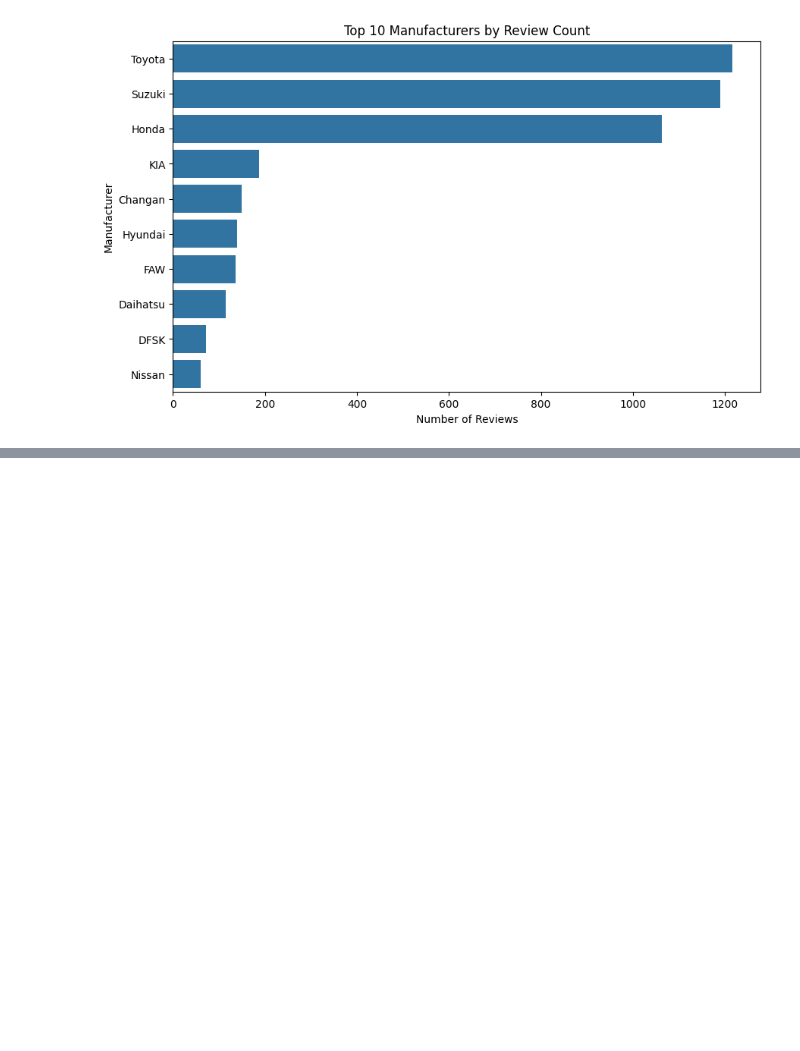
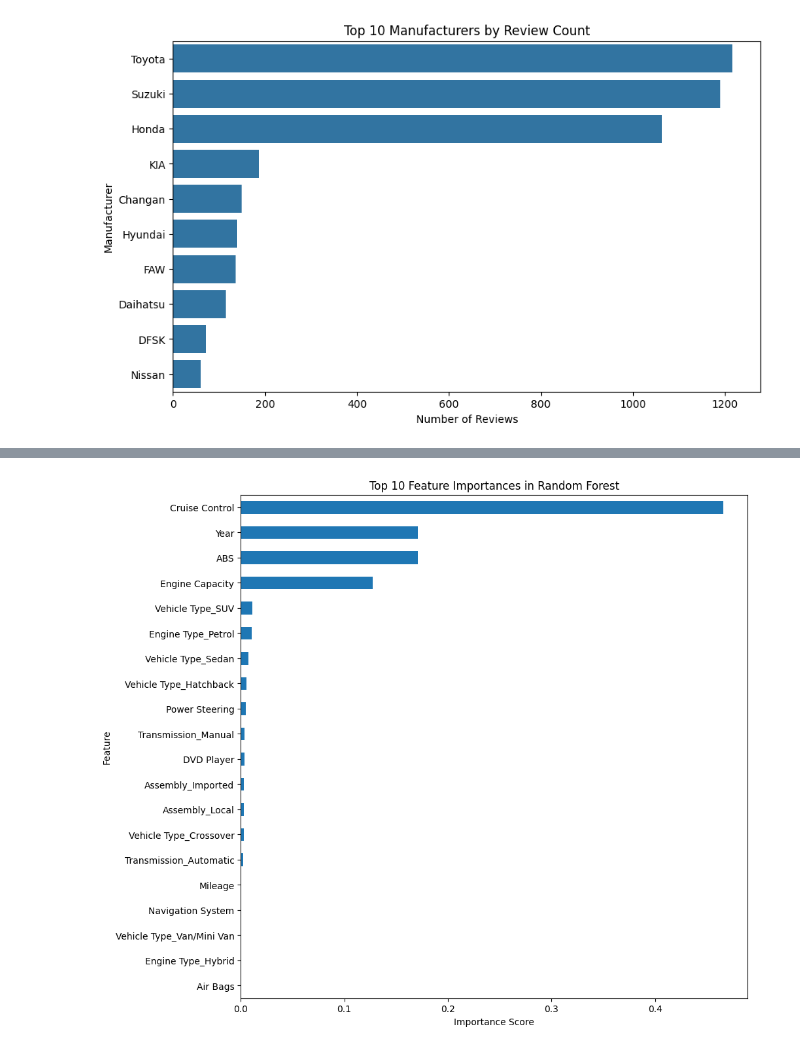
Before and after one commit to Muneeb-03/CS334-PakWheels-Project, a Jupyter notebook: project.ipynb, the cells around one changed output, grey strips where cells are left out. Cells and saved outputs as stored; diff of their text form; code cells hidden in the pictures; blank space fills up the shorter version.

```diff
--- a/project.ipynb
+++ b/project.ipynb
@@ -792,0 +1126,13 @@ plt.show()
+# %%
+# Get feature importances
+feature_importances = pd.Series(random_forest.feature_importances_, index=X.columns)
+
+# Plot feature importances
+plt.figure(figsize=(10, 10))
+feature_importances.nlargest(20).sort_values().plot(kind='barh')
+plt.title("Top 10 Feature Importances in Random Forest")
+plt.xlabel("Importance Score")
+plt.ylabel("Feature")
+plt.show()
+# %% [output]
+[figure, added]
```
Also changed, not shown: parts of 73 cells of this notebook, 3 other files.
